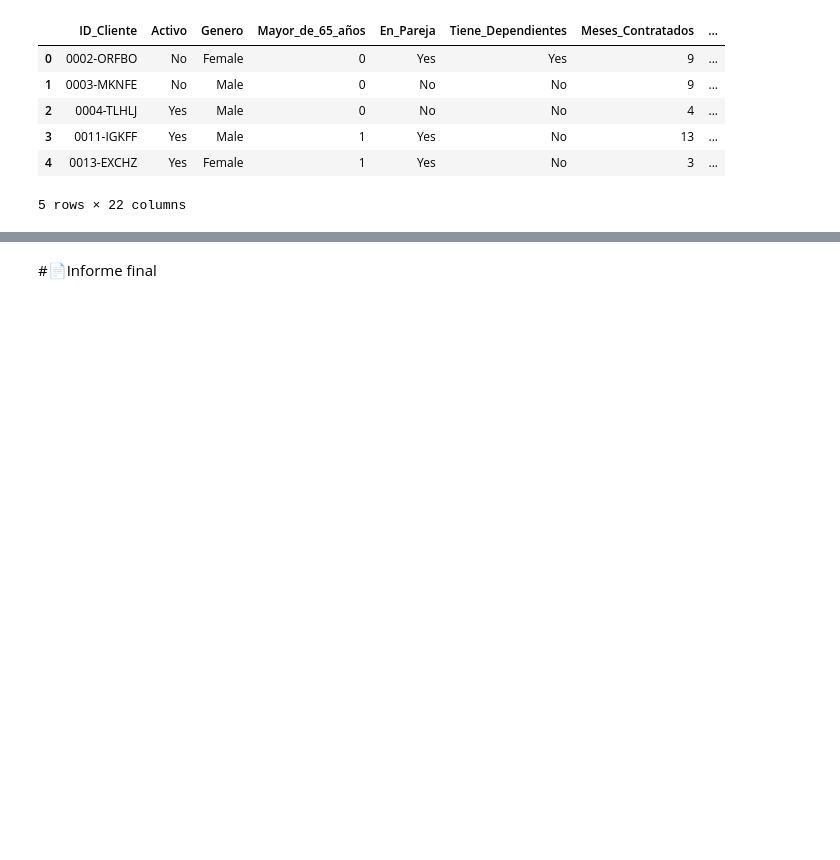
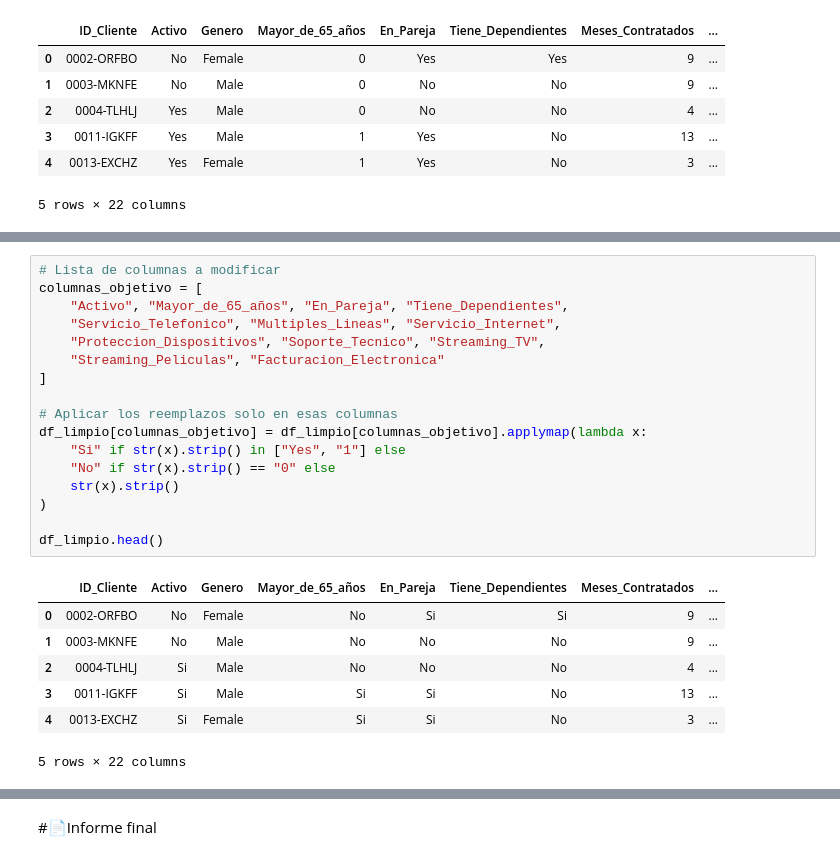
Before and after one commit to Deinbi/TelecomX_Challenge, a Jupyter notebook: WalterMancuso_TelecomX_LATAM.ipynb, the cells around one changed output, grey strips where cells are left out. Cells and saved outputs as stored; diff of their text form; blank space fills up the shorter version.

```diff
--- a/WalterMancuso_TelecomX_LATAM.ipynb
+++ b/WalterMancuso_TelecomX_LATAM.ipynb
@@ -490,0 +527,25 @@ df_limpio.head()
+# %%
+# Lista de columnas a modificar
+columnas_objetivo = [
+    "Activo", "Mayor_de_65_años", "En_Pareja", "Tiene_Dependientes",
+    "Servicio_Telefonico", "Multiples_Lineas", "Servicio_Internet",
+    "Proteccion_Dispositivos", "Soporte_Tecnico", "Streaming_TV",
+    "Streaming_Peliculas", "Facturacion_Electronica"
+]
+
+# Aplicar los reemplazos solo en esas columnas
+df_limpio[columnas_objetivo] = df_limpio[columnas_objetivo].applymap(lambda x:
+    "Si" if str(x).strip() in ["Yes", "1"] else
+    "No" if str(x).strip() == "0" else
+    str(x).strip()
+)
+
+df_limpio.head()
+# %% [output]
+|  | ID_Cliente | Activo | Genero | Mayor_de_65_años | En_Pareja | Tiene_Dependientes | Meses_Contratados | ... |
+| 0 | 0002-ORFBO | No | Female | No | Si | Si | 9 | ... |
+| 1 | 0003-MKNFE | No | Male | No | No | No | 9 | ... |
+| 2 | 0004-TLHLJ | Si | Male | No | No | No | 4 | ... |
+| 3 | 0011-IGKFF | Si | Male | Si | Si | No | 13 | ... |
+| 4 | 0013-EXCHZ | Si | Female | Si | Si | No | 3 | ... |
+5 rows × 22 columns
```
Also changed, not shown: parts of 16 cells of this notebook.
